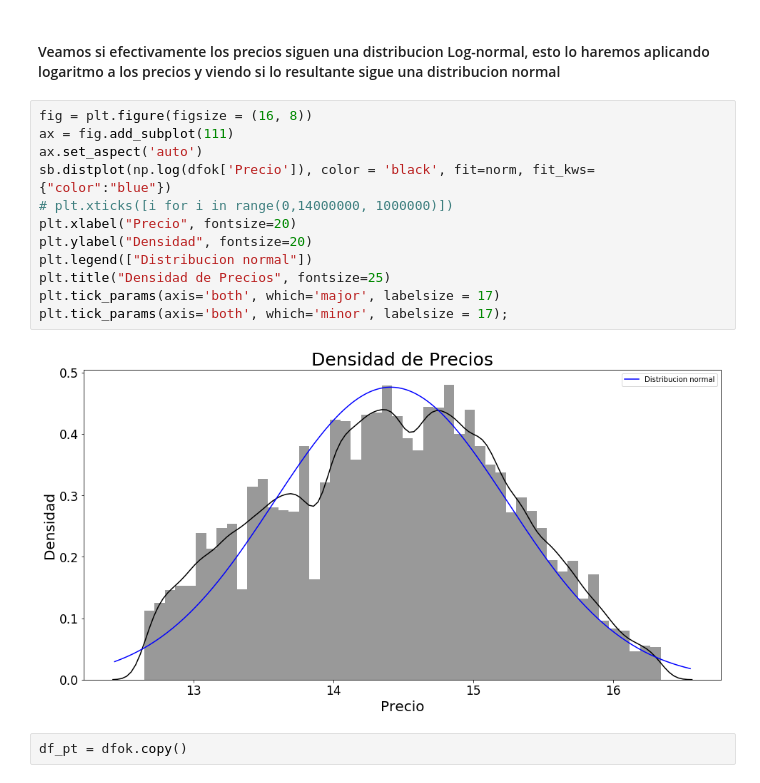
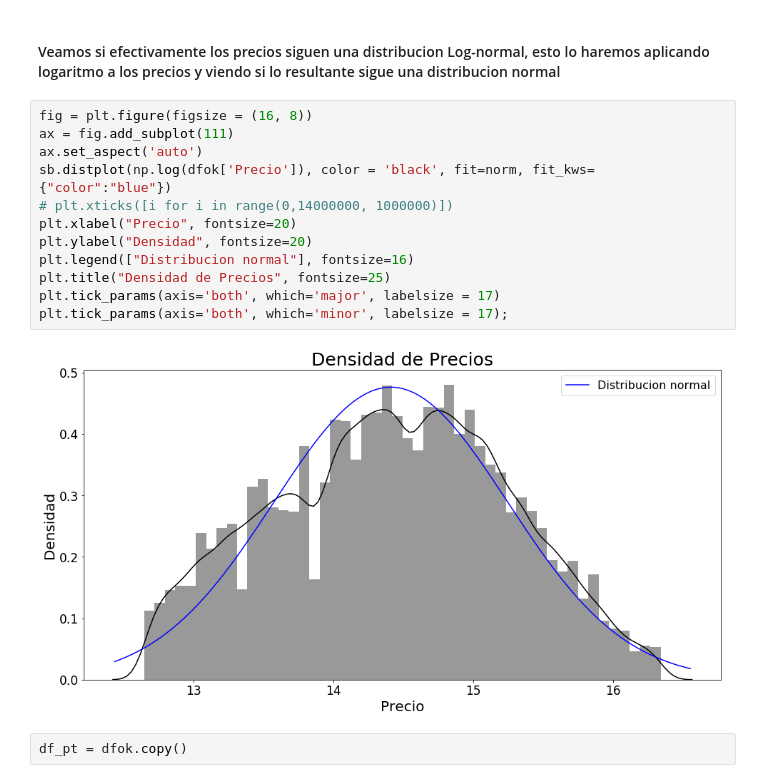
Before and after one commit to komod0/TPs-Org.Datos, a Jupyter notebook: tp1/nbjulian.ipynb, the cells around one changed output. Cells and saved outputs as stored; diff of their text form.

```diff
--- a/tp1/nbjulian.ipynb
+++ b/tp1/nbjulian.ipynb
@@ -382,17 +382,17 @@ Curtosis: 3.2311
 # %%
 fig = plt.figure(figsize = (16, 8))
 ax = fig.add_subplot(111)
 ax.set_aspect('auto')
 sb.distplot(np.log(dfok['Precio']), color = 'black', fit=norm, fit_kws={"color":"blue"})
 # plt.xticks([i for i in range(0,14000000, 1000000)])
 plt.xlabel("Precio", fontsize=20)
 plt.ylabel("Densidad", fontsize=20)
-plt.legend(["Distribucion normal"])
+plt.legend(["Distribucion normal"], fontsize=16)
 plt.title("Densidad de Precios", fontsize=25)
 plt.tick_params(axis='both', which='major', labelsize = 17)
 plt.tick_params(axis='both', which='minor', labelsize = 17);
 # %% [output]
-[figure, old version]
+[figure, new version]
 # %%
 df_pt = dfok.copy()
 # %%
```
Also changed, not shown: parts of 4 cells of this notebook, 1 other file.
